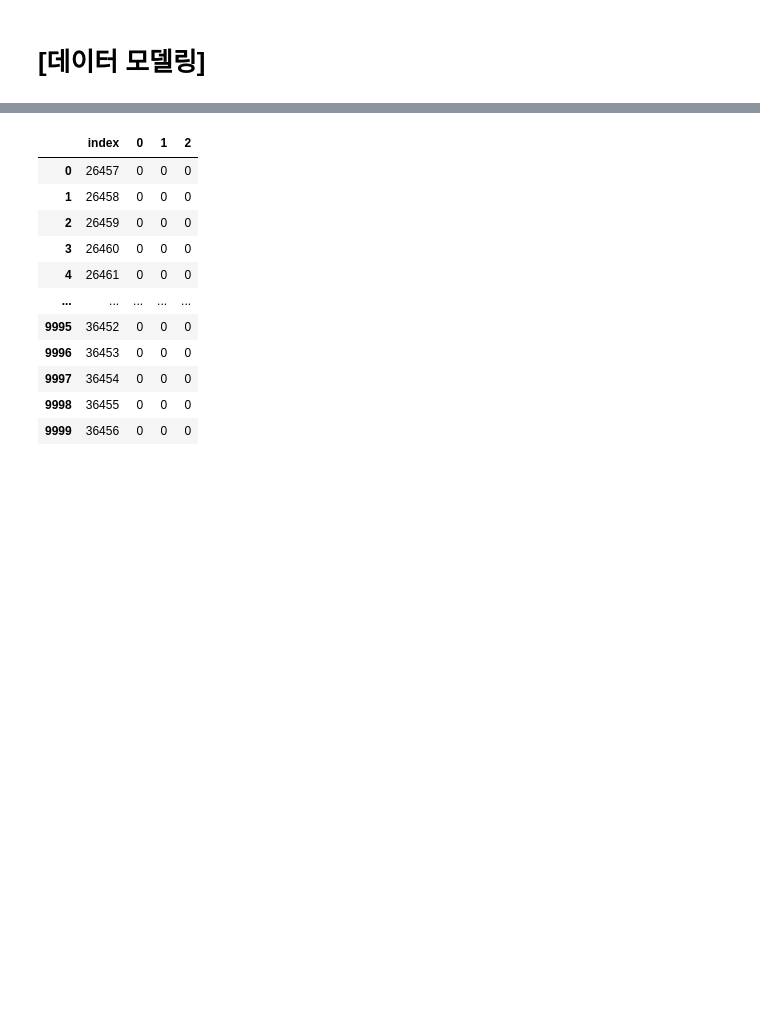
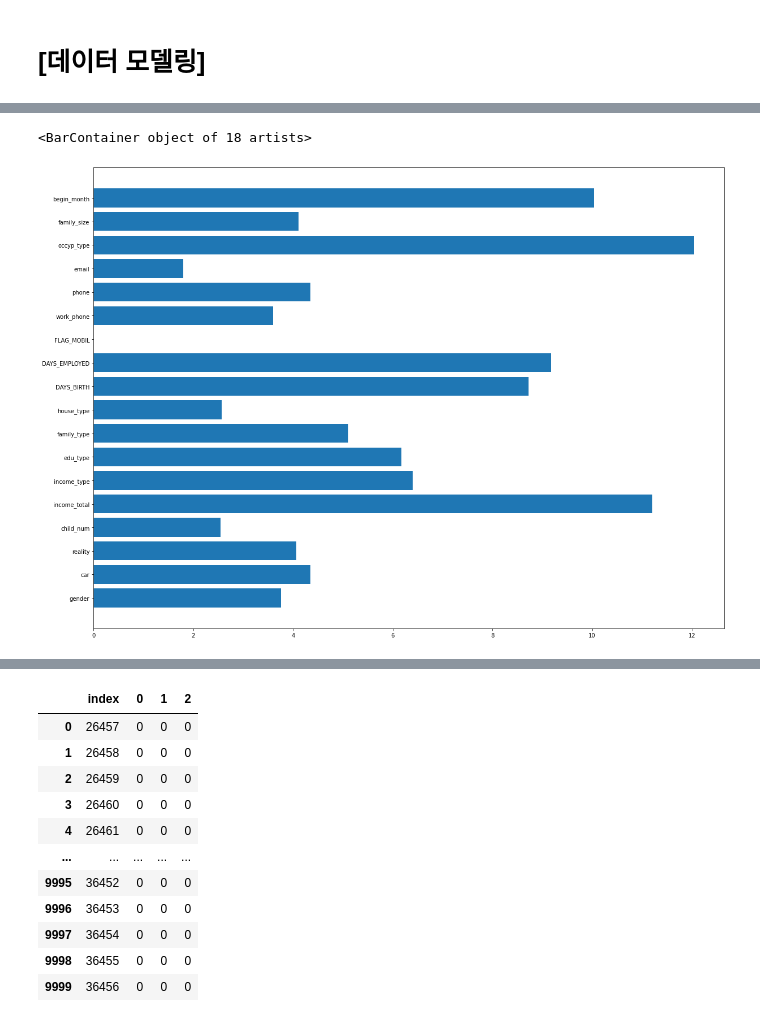
Before and after one commit to JxxHxxx/Ubion-CreditCardUserPrediction, a Jupyter notebook: Code/JH_EDA_preprocessing.ipynb, the cells around one changed output, grey strips where cells are left out. Drawn from its saved outputs; the diff is of its cells as text; code cells hidden in the pictures; blank space fills up the shorter version.

```diff
--- a/Code/JH_EDA_preprocessing.ipynb
+++ b/Code/JH_EDA_preprocessing.ipynb
@@ -802,3 +827,12 @@ Mean:0.8512347594906837
+# %%
+cbt_clf.get_feature_importance()
+
+plt.figure(figsize=(20, 15))
+
+plt.barh(X_train.columns, cbt_clf.get_feature_importance())
+# %% [output]
+<BarContainer object of 18 artists>
+[figure, added]
 # %%
 my_submission
 # %% [output]
```
Also changed, not shown: parts of 40 cells of this notebook.
